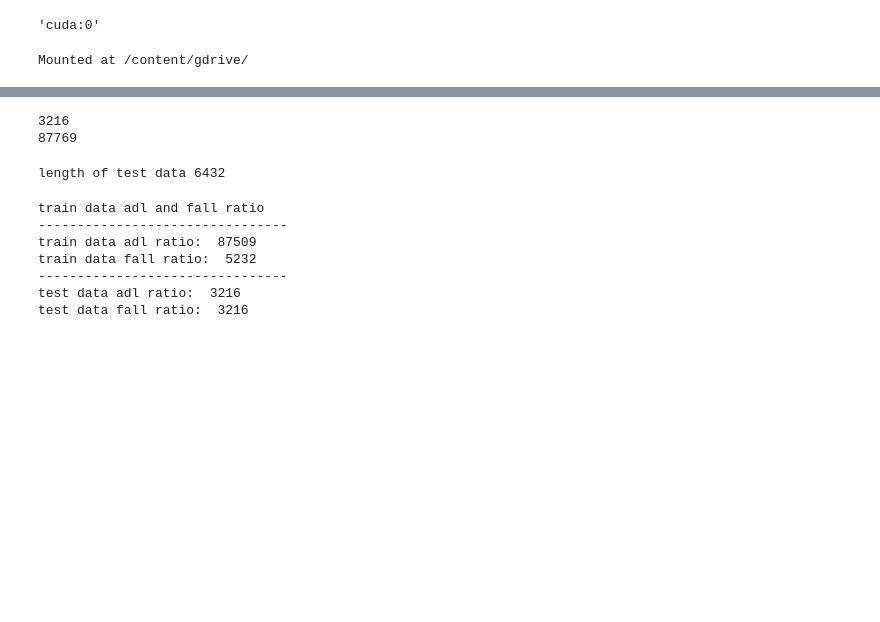
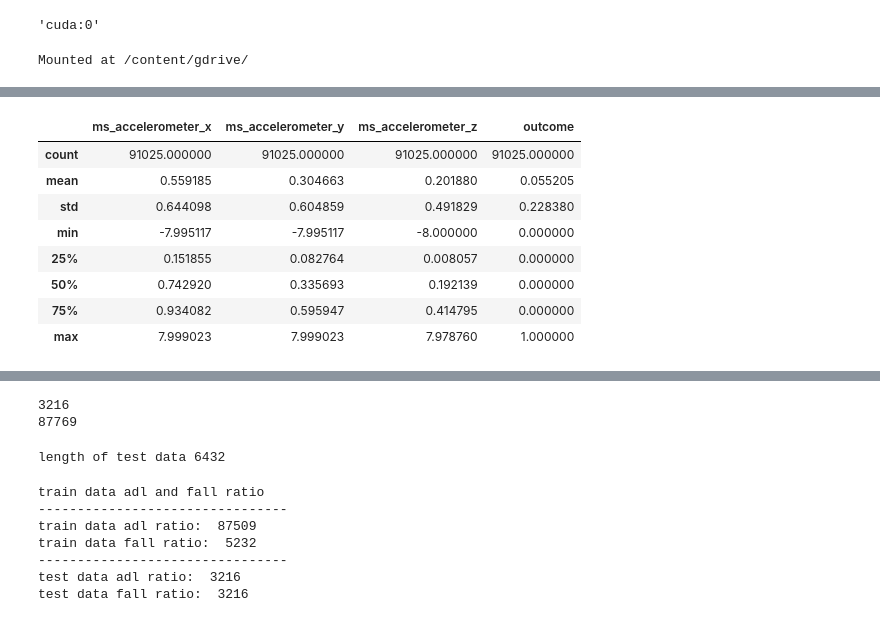
Before and after one commit to SicilianoBartolomeo/Sistemi-ad-agenti, a Jupyter notebook: smartFallLstm.ipynb, the cells around one changed output, grey strips where cells are left out. Saved outputs shown, nothing was run; the diff lists cells and outputs as text; code cells hidden in the pictures; blank space fills up the shorter version.

```diff
--- a/smartFallLstm.ipynb
+++ b/smartFallLstm.ipynb
@@ -65,0 +47,12 @@ test = pd.read_csv('/content/gdrive/MyDrive/SmartFall Testing.csv')
+# %%
+test.describe()
+# %% [output]
+|  | ms_accelerometer_x | ms_accelerometer_y | ms_accelerometer_z | outcome |
+| count | 91025.000000 | 91025.000000 | 91025.000000 | 91025.000000 |
+| mean | 0.559185 | 0.304663 | 0.201880 | 0.055205 |
+| std | 0.644098 | 0.604859 | 0.491829 | 0.228380 |
+| min | -7.995117 | -7.995117 | -8.000000 | 0.000000 |
+| 25% | 0.151855 | 0.082764 | 0.008057 | 0.000000 |
+| 50% | 0.742920 | 0.335693 | 0.192139 | 0.000000 |
+| 75% | 0.934082 | 0.595947 | 0.414795 | 0.000000 |
+| max | 7.999023 | 7.999023 | 7.978760 | 1.000000 |
```
Also changed, not shown: parts of 6 cells of this notebook.
